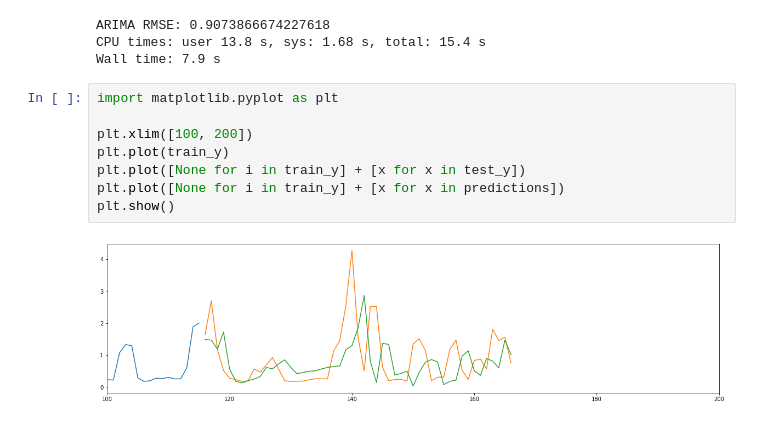
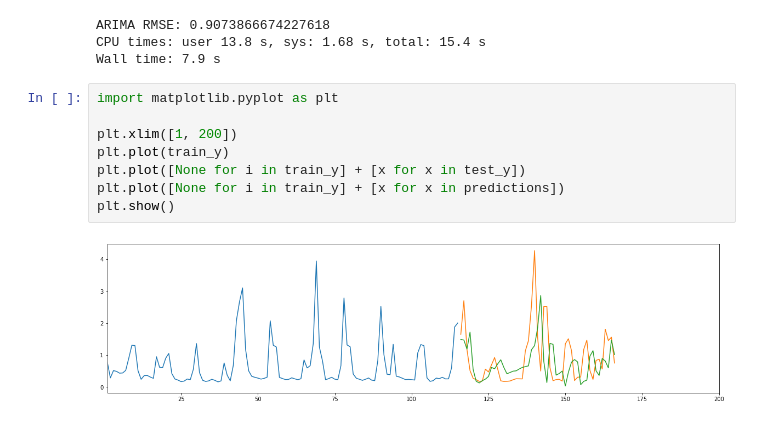
Before and after one commit to Gunisalvo/ppget-aprendizado-de-maquinas, a Jupyter notebook: 004_arima.ipynb, the cells around one changed output. Drawn from its saved outputs; the diff is of its cells as text.

```diff
--- a/004_arima.ipynb
+++ b/004_arima.ipynb
@@ -131,10 +131,10 @@ Wall time: 7.9 s
 # %%
 import matplotlib.pyplot as plt
 
-plt.xlim([100, 200])
+plt.xlim([1, 200])
 plt.plot(train_y)
 plt.plot([None for i in train_y] + [x for x in test_y])
 plt.plot([None for i in train_y] + [x for x in predictions])
 plt.show()
 # %% [output]
-[figure, old version]
+[figure, new version]
```
Also changed, not shown: 7 other files.
